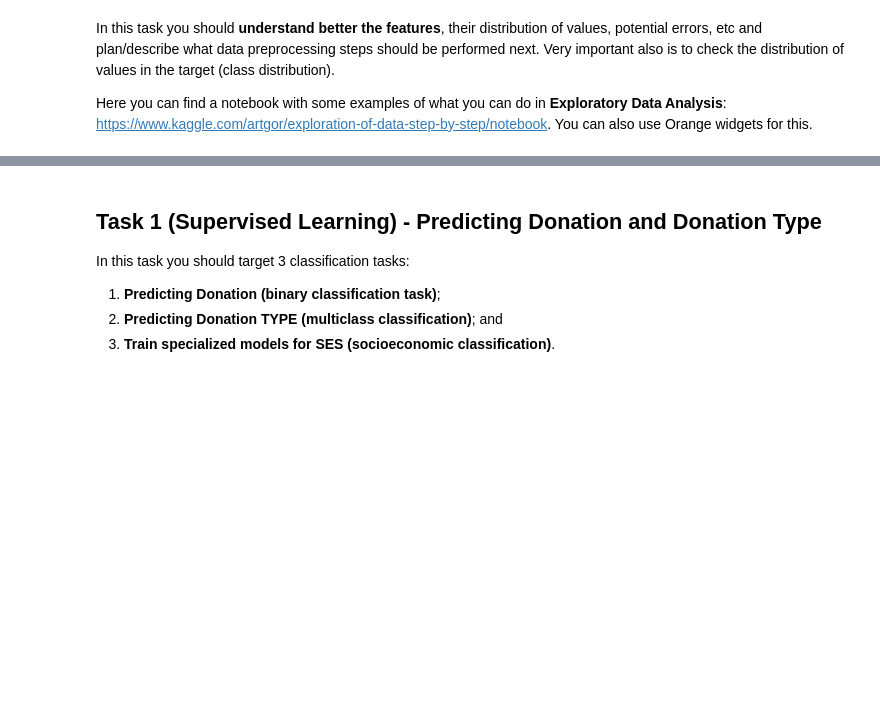
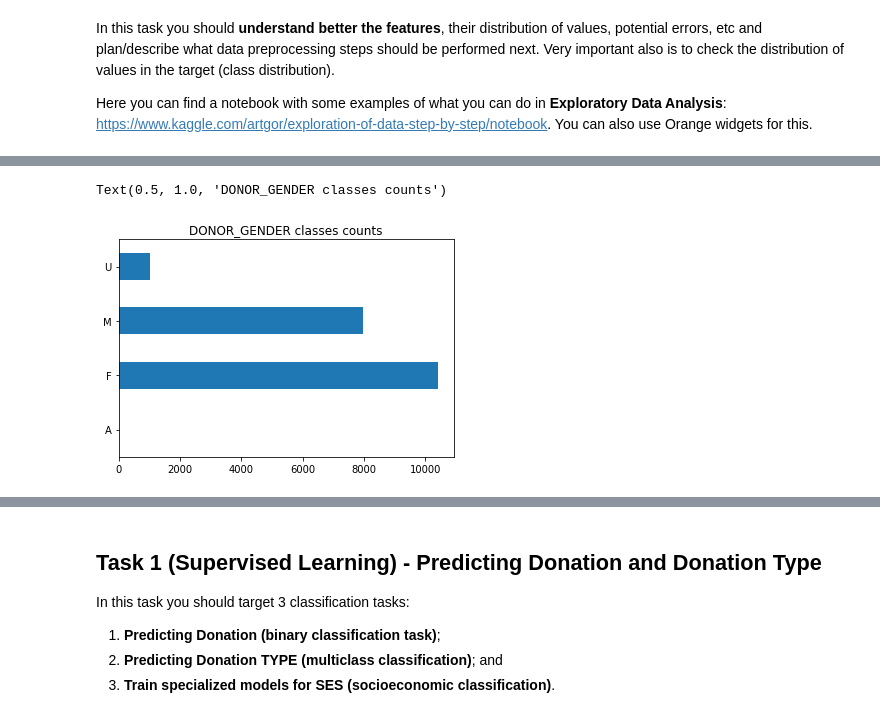
Before and after one commit to jlp237/ml_project, a Jupyter notebook: AA_202021_Project.ipynb, the cells around one changed output, grey strips where cells are left out. Saved outputs shown, nothing was run; the diff lists cells and outputs as text; code cells hidden in the pictures; blank space fills up the shorter version.

Commit message:
started work: data cleansing, data transformation , first decision tree

```diff
--- a/AA_202021_Project.ipynb
+++ b/AA_202021_Project.ipynb
@@ -134,3 +139,6 @@ Some potentially useful links:
 ## Task 0 (Know your Data) - Exploratory Data Analysis
 # %% [markdown]
 ## 0.1. Loading Data
+# %%
+raw_data = pd.read_csv("Donors_dataset.csv")
+raw_data
@@ -144,0 +198,6 @@ Here you can find a notebook with some examples of what you can do in **Explorat
+# %%
+plt = raw_data['DONOR_GENDER'].value_counts().sort_index().plot(kind = 'barh')
+plt.set_title('DONOR_GENDER classes counts')
+# %% [output]
+Text(0.5, 1.0, 'DONOR_GENDER classes counts')
+[figure, added]
```
Also changed, not shown: parts of 33 cells of this notebook, 1 other file.
